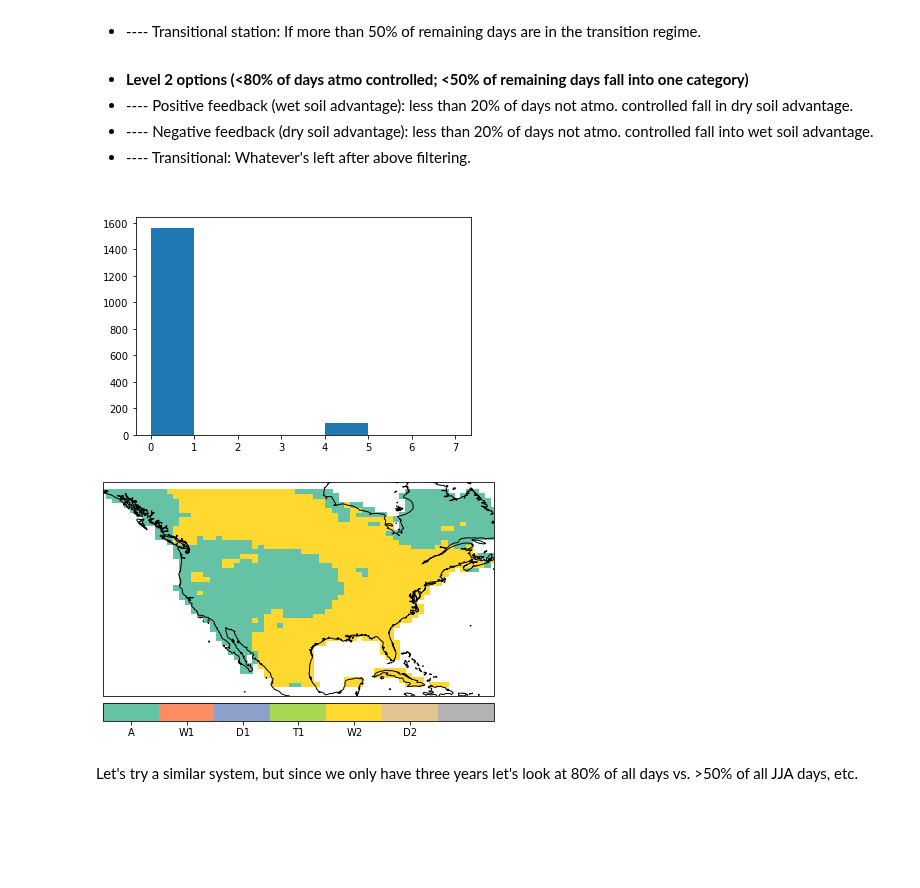
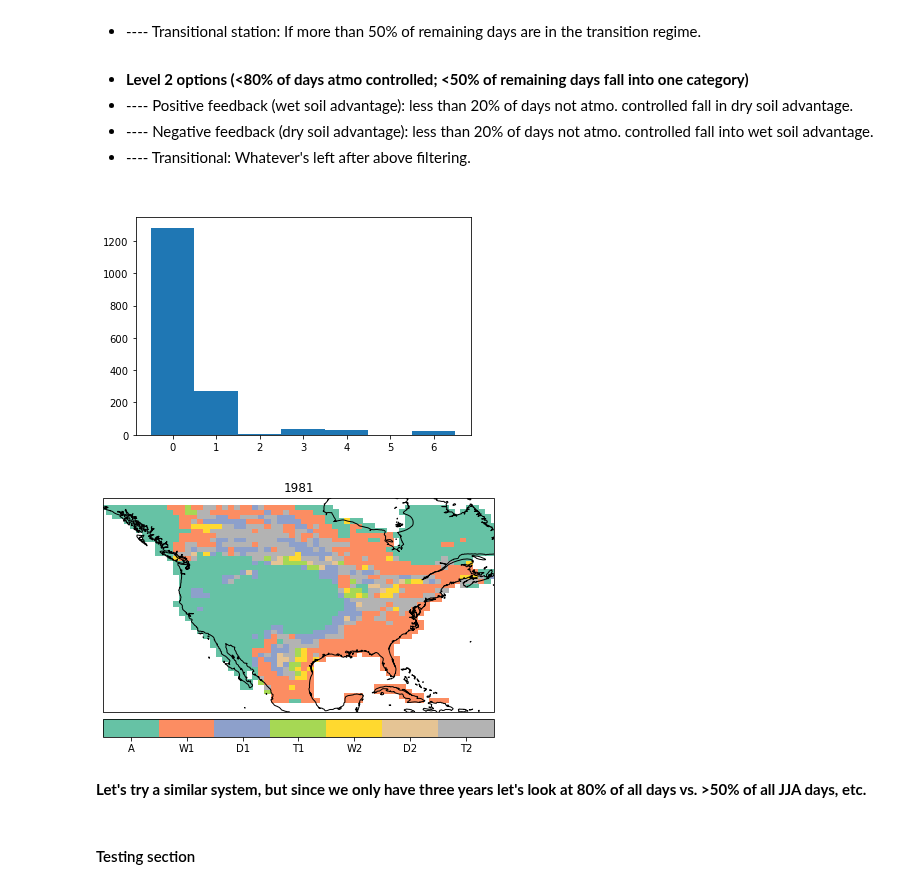
Before and after one commit to megandevlan/Coupling_CAM6CLM5, a Jupyter notebook: CTP-HI_low_CONUS.ipynb, the cells around one changed output. Drawn from its saved outputs; the diff is of its cells as text; code cells hidden in the pictures; blank space fills up the shorter version.

```diff
--- a/CTP-HI_low_CONUS.ipynb
+++ b/CTP-HI_low_CONUS.ipynb
@@ -268,10 +268,10 @@ for iT in range(nTime):
             elif ((CTP_point<50) & (HI_point>=10) & (HI_point<15) ):
                 regime_jja[iT,iLat,iLon] = 7
             # Add a catch-other regions option (ruh-roh section)
-            else:
+            elif np.isfinite(CTP_point):
                 regime_jja[iT,iLat,iLon] = 8
 
-regime_jja = regime_jja*landMask_sel
+regime_jja = regime_jja
 # %%
 # Define array of labels for each category
 labels = ['Atm', 'Atm', 'Atm','Wet SM', 'Dry SM','Transition','No rain']
@@ -378,9 +378,9 @@ for iYr in range(3):
                 lev2cutoff = round(nRestDays*0.2)  # Number of days for classifying level two
 
                 # Get number of remaining days falling into each category
-                iWet        = np.where(restOfDays==4)
-                iDry        = np.where(restOfDays==5)
-                iTransition = np.where(restOfDays==6)
+                iWet        = np.where(restOfDays==4)[0]
+                iDry        = np.where(restOfDays==5)[0]
+                iTransition = np.where(restOfDays==6)[0]
 
                 # Assign level 1 classifications
                 if len(iWet)>=lev1cutoff:
@@ -401,36 +401,40 @@ for iYr in range(3):
 
     summerClass[iYr,:,:] = summerClass[iYr,:,:]*landMask_sel
 # %%
-plt.hist(summerClass[0,:,:].reshape([nLat*nLon,1]),bins=[0,1,2,3,4,5,6,7])
+plt.hist(summerClass[1,:,:].reshape([nLat*nLon,1]),bins=[0,1,2,3,4,5,6,7],align='left')
 plt.show()
 # %% [output]
-[figure, old version]
+[figure, new version]
 # %%
 # Define array of labels for each category
 labels = ['A', 'W1', 'D1','T1', 'W2','D2','T2']
 # %%
 # Set up figure to plot a map of regime (choose a random day)
 fig, ax1 = plt.subplots(1,1, figsize=(7, 5),
                         facecolor='w', edgecolor='k',
                         subplot_kw={'projection':ccrs.PlateCarree()})
 
 # Set US extent
 ax1.set_extent([220,300,18,55])
 
 cmap = plt.get_cmap('Set2', 7)
 
 contour_plot = ax1.pcolormesh(ds_utc12.lon,ds_utc12.lat,summerClass[2,:,:],
                                     vmin=0,
                                     vmax=7,
                                     cmap=cmap)
+
 ax1.coastlines()
+ax1.set_title('1981')
 # Add colorbar
 ax_position = ax1.get_position()
 cbar_ax     = fig.add_axes([ax_position.x0, ax_position.y0-0.07, ax_position.width, 0.05])
 cbar        = plt.colorbar(contour_plot, orientation='horizontal', cax=cbar_ax)
-cbar.set_ticks(np.linspace(0.5,5.5,6))
+cbar.set_ticks(np.linspace(0.5,6.5,7))
 cbar.set_ticklabels(labels)
 # %% [output]
-[figure, old version]
+[figure, new version]
 # %% [markdown]
-Let's try a similar system, but since we only have three years let's look at 80% of all days vs. >50% of all JJA days, etc.
+**Let's try a similar system, but since we only have three years let's look at 80% of all days vs. >50% of all JJA days, etc.**
+# %% [markdown]
+#### Testing section
```
Also changed, not shown: parts of 16 cells of this notebook.
